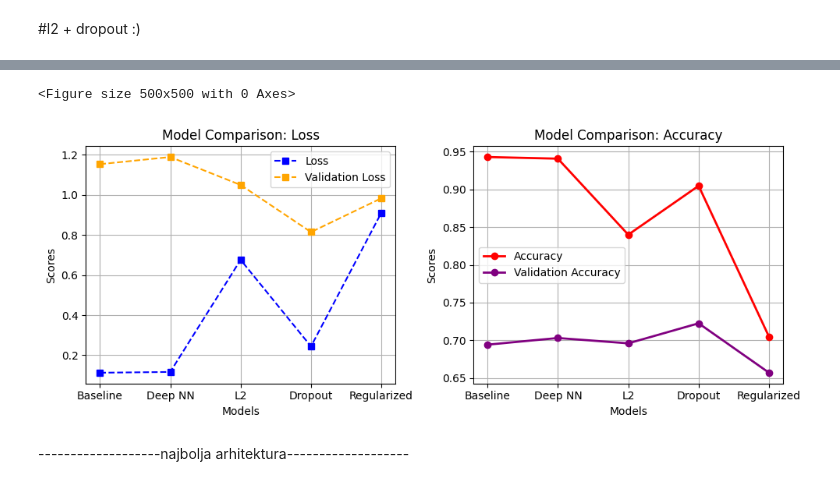
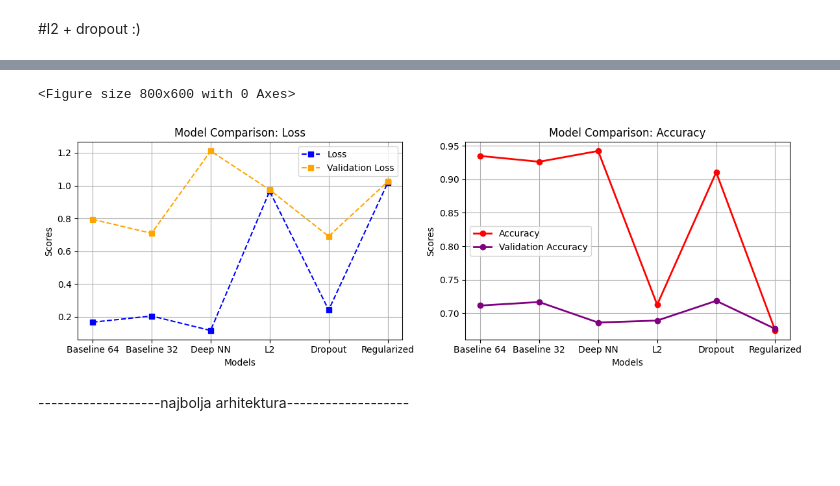
Before and after one commit to MATF-istrazivanje-podataka-1/2023_Data_Mining_Physics_vs_Chemistry_vs_Biology_Dataset, a Jupyter notebook: klasifikacija/neural_network.ipynb, the cells around one changed output, grey strips where cells are left out. Saved outputs shown, nothing was run; the diff lists cells and outputs as text; code cells hidden in the pictures; blank space fills up the shorter version.

```diff
--- a/klasifikacija/neural_network.ipynb
+++ b/klasifikacija/neural_network.ipynb
@@ -338,8 +422,8 @@ malo se stabilizovao
 # %%
-compare_loss.append(losses[0][-1])
-compare_val_loss.append(val_losses[0][-1])
-compare_accuracy.append(accuracies[0][-1])
-compare_val_accuracy.append(val_accuracies[0][-1])
+compare_loss.append(losses[-1])
+compare_val_loss.append(val_losses[-1])
+compare_accuracy.append(accuracies[-1])
+compare_val_accuracy.append(val_accuracies[-1])
 # %% [markdown]
 #Dropout regularizacija
 # %%
@@ -400,17 +482,15 @@ plot_metrics(losses, accuracies, val_losses, val_accuracies)
 # %%
-compare_loss.append(losses[0][-1])
-compare_val_loss.append(val_losses[0][-1])
-compare_accuracy.append(accuracies[0][-1])
-compare_val_accuracy.append(val_accuracies[0][-1])
+compare_loss.append(losses[-1])
+compare_val_loss.append(val_losses[-1])
+compare_accuracy.append(accuracies[-1])
+compare_val_accuracy.append(val_accuracies[-1])
 # %% [markdown]
 #l2 + dropout :)
 # %%
 input_dim = X_train.shape[1]
 inputs = Input(shape=(input_dim,), name="komentari")
-x = Dense(32, activation='relu', name="prvi_sloj", kernel_regularizer=regularizers.l2(0.03))(inputs)
-#x = Dropout(0.5, name="dropout1")(x)
-x = Dense(32, activation='relu', name="drugi_sloj")(x)
-x = Dropout(0.5, name="dropout2")(x)
+x = Dense(64, activation='relu', name="prvi_sloj", kernel_regularizer=regularizers.l2(0.01))(inputs)
+x = Dropout(0.5, name="dropout1")(x)
 outputs = Dense(3, activation='softmax', name="predikcije")(x)
 
 reg_model = create_and_describe(inputs=inputs, outputs=outputs)
@@ -464,36 +542,36 @@ plot_metrics(losses, accuracies, val_losses, val_accuracies)
 # %%
-compare_loss.append(losses[0][-1])
-compare_val_loss.append(val_losses[0][-1])
-compare_accuracy.append(accuracies[0][-1])
-compare_val_accuracy.append(val_accuracies[0][-1])
+compare_loss.append(losses[-1])
+compare_val_loss.append(val_losses[-1])
+compare_accuracy.append(accuracies[-1])
+compare_val_accuracy.append(val_accuracies[-1])
 # %%
-model_names = ['Baseline', 'Deep NN', 'L2', 'Dropout', 'Regularized']
-plt.figure(figsize=(5, 5))
-fig, (ax1, ax2) = plt.subplots(1, 2, figsize=(10, 4))
+model_names = ['Baseline 64', 'Baseline 32', 'Deep NN', 'L2', 'Dropout', 'Regularized']
+plt.figure(figsize=(8, 6))
+fig, (ax1, ax2) = plt.subplots(1, 2, figsize=(12, 4))
 
 ax1.plot(model_names, compare_loss, marker='s', linestyle='--', color='blue', label='Loss')
 ax1.plot(model_names, compare_val_loss, marker='s', linestyle='--', color='orange', label='Validation Loss')
 ax1.set_xlabel('Models')
 ax1.set_ylabel('Scores')
 ax1.set_title('Model Comparison: Loss')
 ax1.legend()
 ax1.grid(True)
 
 
 ax2.plot(model_names, compare_accuracy, marker='o', linestyle='-', linewidth=2, color='red', label='Accuracy')
 ax2.plot(model_names, compare_val_accuracy, marker='o', linestyle='-', linewidth=2, color='purple', label='Validation Accuracy')
 ax2.set_xlabel('Models')
 ax2.set_ylabel('Scores')
 ax2.set_title('Model Comparison: Accuracy')
 ax2.legend()
 ax2.grid(True)
 
 plt.tight_layout()
 
 plt.show()
 # %% [output]
-<Figure size 500x500 with 0 Axes>
+<Figure size 800x600 with 0 Axes>
-[figure, old version]
+[figure, new version]
 # %% [markdown]
 -------------------najbolja arhitektura-------------------
 # %%
```
Also changed, not shown: parts of 44 cells of this notebook.
